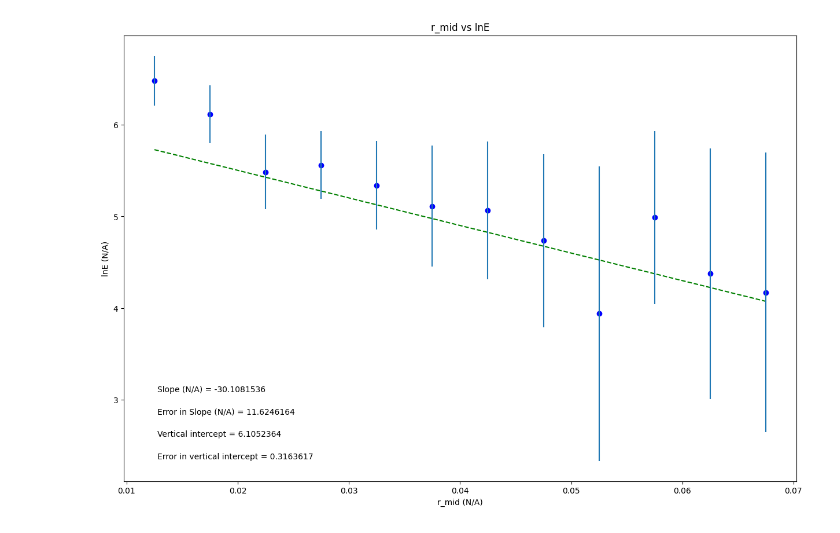
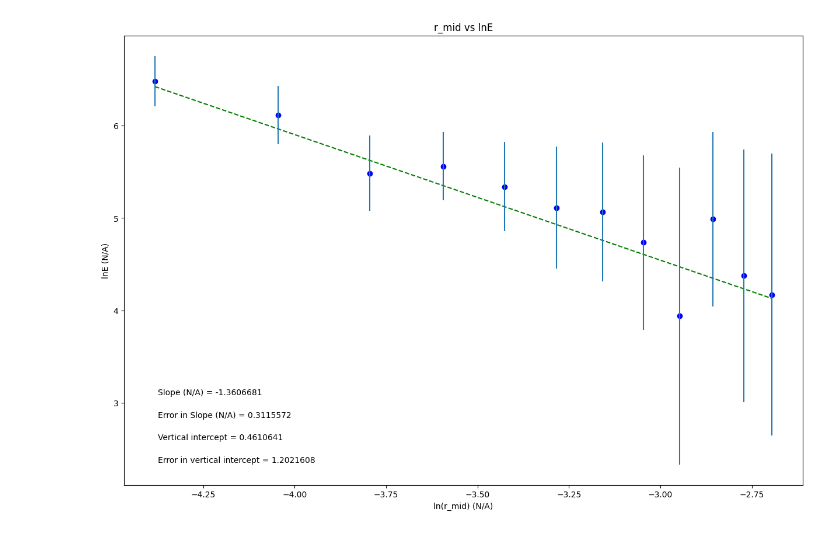
Before and after one commit to ZWagner28/Lab-Semester-2, a Jupyter notebook: EFP_ZWagner.ipynb, the cells around one changed output. Saved outputs shown, nothing was run; the diff lists cells and outputs as text; code cells hidden in the pictures.

```diff
--- a/EFP_ZWagner.ipynb
+++ b/EFP_ZWagner.ipynb
@@ -19,7 +19,7 @@ import matplotlib.pyplot as plt
 #variable names should start with a letter and must contain only letters, numbers, and underscores
 
 
-xvariable_rmid = np.array([0.0125, 0.0175, 0.0225, 0.0275, 0.0325, 0.0375, 0.0425, 0.0475, 0.0525, 0.0575, 0.0625, 0.0675])
+xvariable_rmid = np.array([-4.382026635,-4.045554398,-3.79423997,-3.593569274,-3.42651519,-3.283414346,-3.158251203,-3.047025568,-2.946942109,-2.855970331,-2.772588722,-2.695627681])
 
 yvariable_lne = np.array([6.482087464, 6.11662769, 5.486179104, 5.560681631, 5.340738082, 5.111987788, 5.066805566, 4.736198448, 3.938340314, 4.988162438, 4.373658385, 4.16924587])
 
@@ -39,7 +39,7 @@ dy = err_yvariable_lne        #this should be your error in y array
 #UPDATE EACH OF THESE 4 STRINGS FOR YOUR PLOT LABELS AS YOU WANT THEM TO APPEAR
 
 plot_title= 'r_mid vs lnE'
-x_label= 'r_mid (N/A)'
+x_label= 'ln(r_mid) (N/A)'
 y_label= 'lnE (N/A)'
 slope_units= 'N/A'
 
@@ -93,31 +93,31 @@ elif annotation_placement==3 or annotation_placement==4:
 #Don't need to change anything in this section!
 
 #Plot data on graph. Plot error bars and place values for slope,
 #error in slope, and vertical intercept (plus error) on the plot using "annotate"
 
 plt.figure(figsize=(15,10))
 
 plt.plot(x, fit, color='green', linestyle='--')
 plt.scatter(x, y, color='blue', marker='o')
 
 plt.xlabel(x_label)
 plt.ylabel(y_label)
 plt.title(plot_title)
 
 plt.errorbar(x, y, yerr=dy, xerr=None, fmt="none") #don't need to plot x error bars
 
 plt.annotate('Slope ({}) = {value:.{digits}f}'.format(slope_units,value=m, digits=7),
              (xpos, ypos[0]), xycoords='axes fraction')
 
 plt.annotate('Error in Slope ({}) = {value:.{digits}f}'.format(slope_units,value=dm, digits=7),
              (xpos, ypos[1]), xycoords='axes fraction')
 
 plt.annotate('Vertical intercept = {value:.{digits}f}'.format(value=b, digits=7),
              (xpos, ypos[2]), xycoords='axes fraction')
 
 plt.annotate('Error in vertical intercept = {value:.{digits}f}'.format(value=db, digits=7),
              (xpos, ypos[3]), xycoords='axes fraction')
 
 plt.show()
 # %% [output]
-[figure, old version]
+[figure, new version]
```
